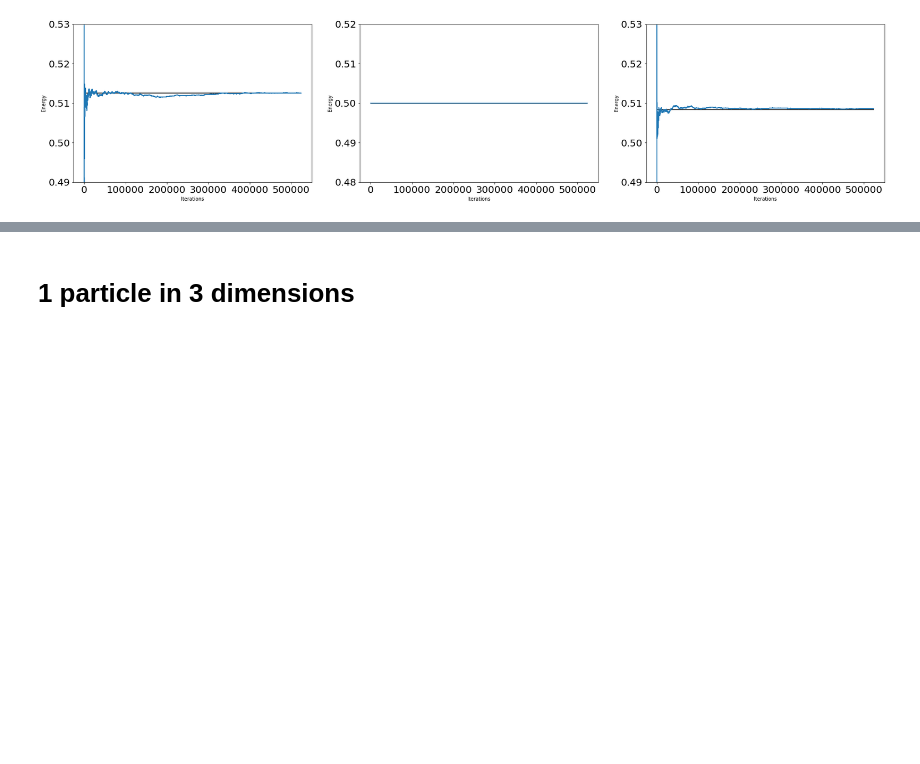
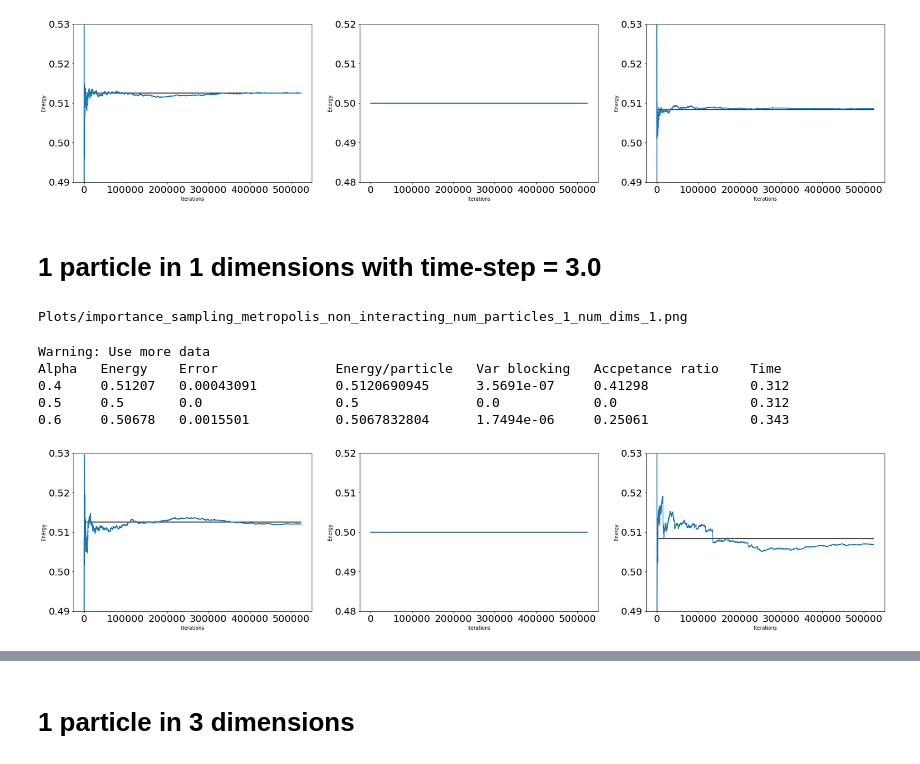
Before and after one commit to MartinKHovden/ComputationalPhysics2, a Jupyter notebook: Project1_/non-interacting_system_with_importance_sampling.ipynb, the cells around one changed output, grey strips where cells are left out. Cells and saved outputs as stored; diff of their text form; code cells hidden in the pictures; blank space fills up the shorter version.

```diff
--- a/Project1_/non-interacting_system_with_importance_sampling.ipynb
+++ b/Project1_/non-interacting_system_with_importance_sampling.ipynb
@@ -145,3 +145,71 @@ Alpha   Energy    Error               Energy/particle   Var blocking   Accpetanc
 0.5     0.5       0.0                 0.5               0.0            0.0                 0.328
 0.6     0.5086    0.00026269          0.5085960186      7.8946e-08     0.95151             0.328
 [figure]
+# %% [markdown]
+# 1 particle in 1 dimensions with time-step = 3.0
+# %%
+plt.rcParams["figure.figsize"] = 30,6
+# plt.rcParams["font.size"] = 30
+plt.rcParams["xtick.labelsize"] = 20
+plt.rcParams["ytick.labelsize"] = 20
+
+num_particles = 1
+num_dims = 1
+interaction = "non_interacting"
+method = "importance_sampling_metropolis"
+
+plot_name = r"Plots/" +  method + "_" + interaction + "_num_particles_" + str(num_particles) + "_num_dims_" + str(num_dims) + ".png"
+print(plot_name)
+savefigure = False
+
+alpha_values = [0.4, 0.5, 0.6]
+exact_values = np.array([exactValue(alpha_value, num_dims, num_particles) for alpha_value in alpha_values])
+
+alpha_0_4 = extractInfo("Data/non_interacting_importance_sampling_metropolis_local_energy_values_a_0.000000_steplength_3.000000_num_particles_1_num_dims_1_alpha_0.400000.txt", 0.4, num_dims, num_particles)
+alpha_0_5 = extractInfo("Data/non_interacting_importance_sampling_metropolis_local_energy_values_a_0.000000_steplength_3.000000_num_particles_1_num_dims_1_alpha_0.500000.txt", 0.5, num_dims, num_particles)
+alpha_0_6 = extractInfo("Data/non_interacting_importance_sampling_metropolis_local_energy_values_a_0.000000_steplength_3.000000_num_particles_1_num_dims_1_alpha_0.600000.txt", 0.6, num_dims, num_particles)
+
+
+print("{0:<8}".format("Alpha") + "{0:<10}".format("Energy") + "{0:<20}".format("Error") + "{0:<18}".format("Energy/particle") + "{0:<15}".format("Var blocking") + "{0:<20}".format("Accpetance ratio") + "{0:<15}".format("Time")  )
+
+for alpha, values, exact_value in zip(alpha_values, [alpha_0_4, alpha_0_5, alpha_0_6], exact_values):
+    print("{0:<8}".format(alpha) + "{0:<10.5}".format(values[0]) + "{0:<20.5}".format(abs(exact_value - values[0])) + "{0:<18.10}".format(values[1]) + "{0:<15.5}".format(values[2]) +  "{0:<20.5}".format(values[5])+  "{0:<15.5}".format(values[4])  )
+
+
+
+# for alpha in alpha_values:
+
+
+plt.subplot(131)
+plt.plot(alpha_0_4[3])
+plt.xlabel("Iterations")
+plt.ylabel("Energy")
+plt.hlines(exact_values[0], 0, len(alpha_0_4[3]))
+plt.ylim((0.51-0.02, 0.51+0.02))
+
+plt.subplot(132)
+plt.xlabel("Iterations")
+plt.ylabel("Energy")
+plt.plot(alpha_0_5[3])
+plt.hlines(exact_values[1], 0, len(alpha_0_5[3]))
+plt.ylim((0.5-0.02, 0.5+0.02))
+
+plt.subplot(133)
+plt.plot(alpha_0_6[3])
+plt.xlabel("Iterations")
+plt.ylabel("Energy")
+plt.hlines(exact_values[2], 0, len(alpha_0_6[3]))
+plt.ylim((0.51-0.02, 0.51+0.02))
+
+if(savefigure):
+    plt.savefig(plot_name)
+
+plt.show()
+# %% [output]
+Plots/importance_sampling_metropolis_non_interacting_num_particles_1_num_dims_1.png
+Warning: Use more data
+Alpha   Energy    Error               Energy/particle   Var blocking   Accpetance ratio    Time
+0.4     0.51207   0.00043091          0.5120690945      3.5691e-07     0.41298             0.312
+0.5     0.5       0.0                 0.5               0.0            0.0                 0.312
+0.6     0.50678   0.0015501           0.5067832804      1.7494e-06     0.25061             0.343
+[figure, added]
```
Also changed, not shown: parts of 15 cells of this notebook, 41 other files.
